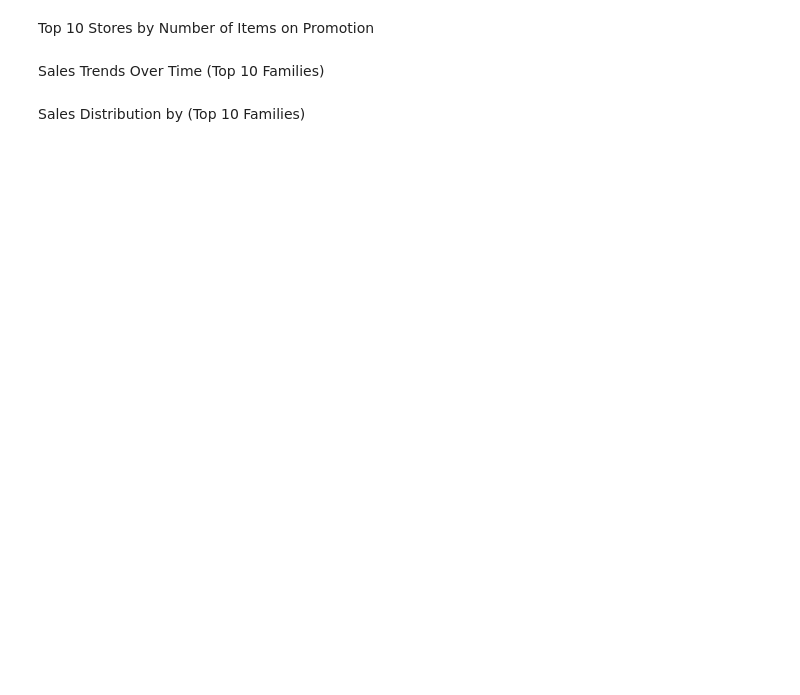
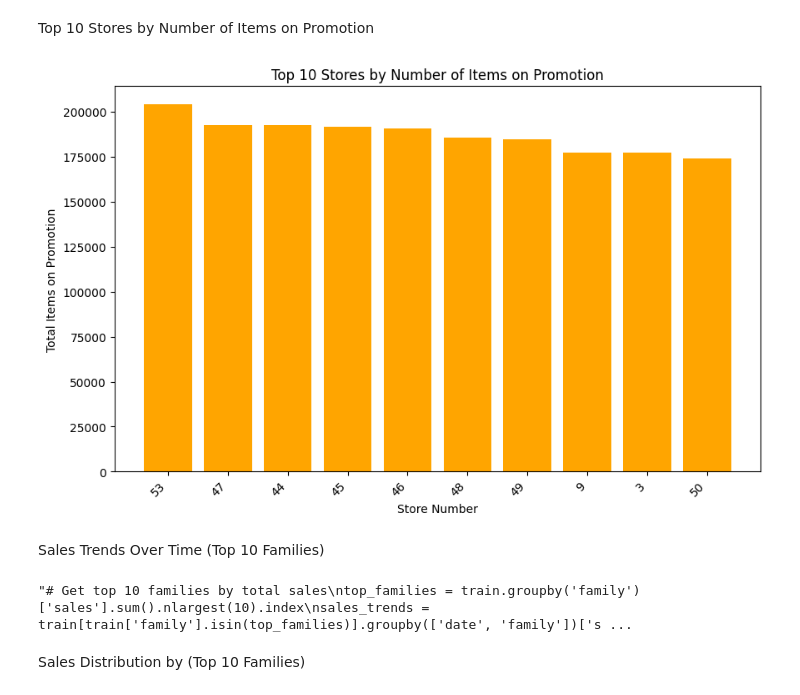
Before and after one commit to WalidKW/Store-Sales-TS-Forecasting, a Jupyter notebook: StoreSales.ipynb, the cells around one changed output. Cells and saved outputs as stored; diff of their text form; code cells hidden in the pictures; blank space fills up the shorter version.

```diff
--- a/StoreSales.ipynb
+++ b/StoreSales.ipynb
@@ -319,6 +368,36 @@ Top 10 Stores by Sales
 # %% [markdown]
 Top 10 Stores by Number of Items on Promotion
+# %%
+# Assuming your DataFrame is named 'df'
+# Group by 'store_nbr' and sum the 'onpromotion' values for each store
+promotion_by_store = train.groupby('store_nbr')['onpromotion'].sum().reset_index()
+
+# Sort the data by the number of items on promotion in descending order
+promotion_by_store = promotion_by_store.sort_values(by='onpromotion', ascending=False)
+
+# Plot the top 10 stores by number of promotions
+plt.figure(figsize=(10, 6))
+plt.bar(promotion_by_store['store_nbr'][:10].astype(str), promotion_by_store['onpromotion'][:10], color='orange')
+plt.xticks(rotation=45, ha='right')
+plt.title('Top 10 Stores by Number of Items on Promotion')
+plt.xlabel('Store Number')
+plt.ylabel('Total Items on Promotion')
+plt.show()
+# %% [output]
+[figure, added]
 # %% [markdown]
 Sales Trends Over Time (Top 10 Families)
+# %%
+"""# Get top 10 families by total sales
+top_families = train.groupby('family')['sales'].sum().nlargest(10).index
+sales_trends = train[train['family'].isin(top_families)].groupby(['date', 'family'])['sales'].sum().reset_index()
+
+# Plot
+fig = px.line(sales_trends, x='date', y='sales', color='family',
+              title='Sales Trends Over Time (Top 10 Families)',
+              labels={'sales': 'Total Sales', 'date': 'Date'})
+fig.show()"""
+# %% [output]
+"# Get top 10 families by total sales\ntop_families = train.groupby('family')['sales'].sum().nlargest(10).index\nsales_trends = train[train['family'].isin(top_families)].groupby(['date', 'family'])['s ...
 # %% [markdown]
 Sales Distribution by (Top 10 Families)
```
Also changed, not shown: parts of 7 cells of this notebook.
